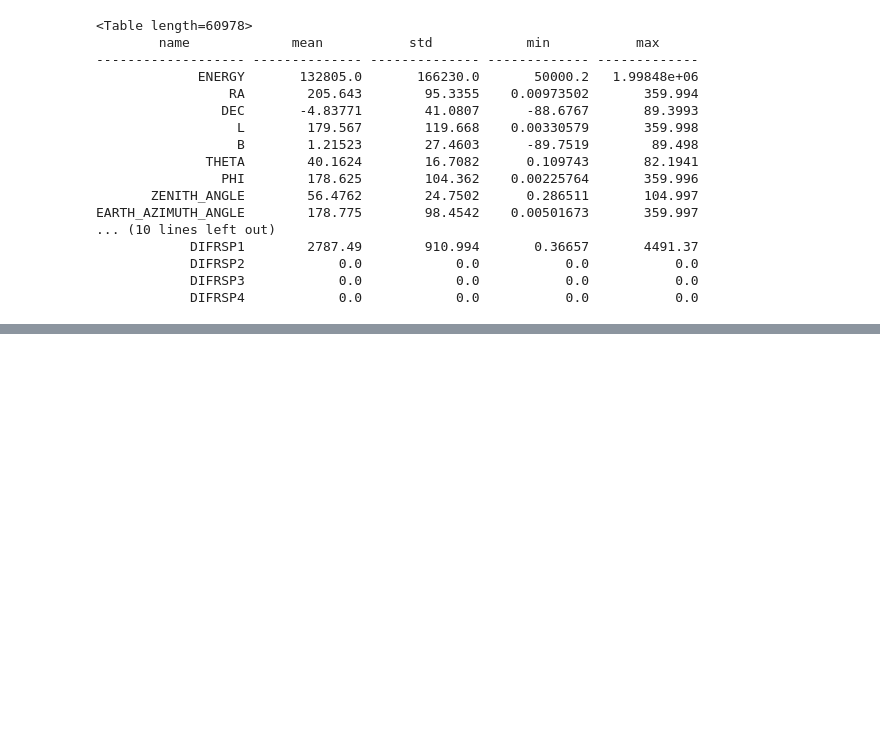
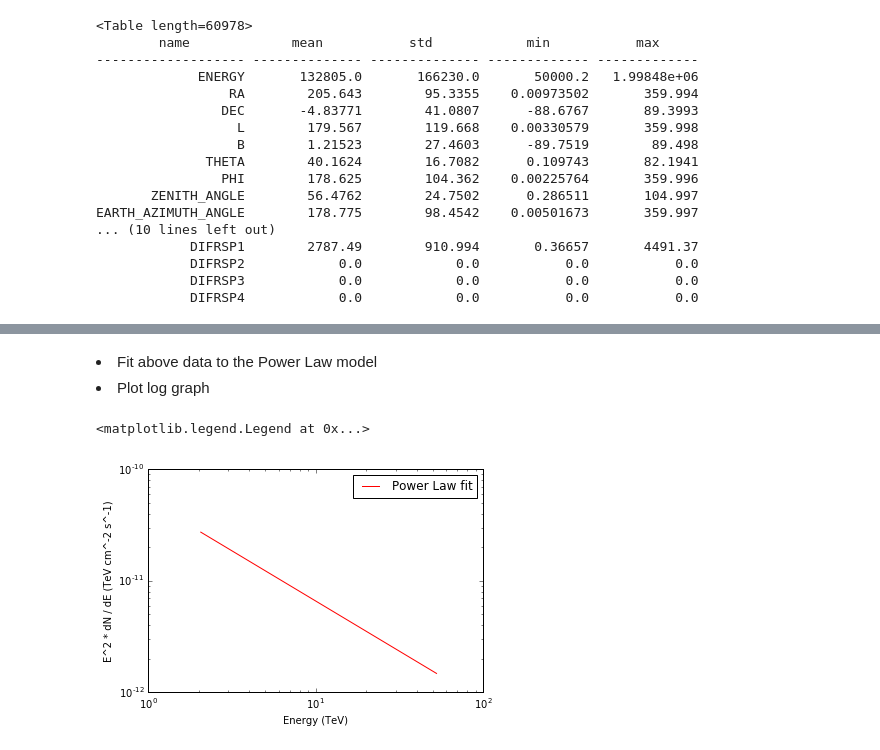
Before and after one commit to vorugantia/scienceresearch11, a Jupyter notebook: notebooks/Task 1.ipynb, the cells around one changed output, grey strips where cells are left out. Drawn from its saved outputs; the diff is of its cells as text; code cells hidden in the pictures; blank space fills up the shorter version.

```diff
--- a/notebooks/Task 1.ipynb
+++ b/notebooks/Task 1.ipynb
@@ -64,0 +108,7 @@ cat = source_catalogs['2fhl']
+# %%
+model = PowerLaw1D(4e-11, 1, 2.6)
+model.x_0.fixed = True
+fitter = LevMarLSQFitter()
+
+model = fitter(model, energy, flux, weights=(1. / flux_err))
+print(model)
@@ -64,0 +134,13 @@ cat = source_catalogs['2fhl']
+# %% [markdown]
+<li>Fit above data to the Power Law model</li>
+<li>Plot log graph</li>
+# %%
+plt.errorbar(energy, energy ** 2 * model(energy), fmt='r-', label='Power Law fit')
+plt.loglog()
+
+plt.xlabel('Energy (TeV)')
+plt.ylabel('E^2 * dN / dE (TeV cm^-2 s^-1)')
+plt.legend()
+# %% [output]
+<matplotlib.legend.Legend at 0x...>
+[figure, added]
```
Also changed, not shown: parts of 16 cells of this notebook.
